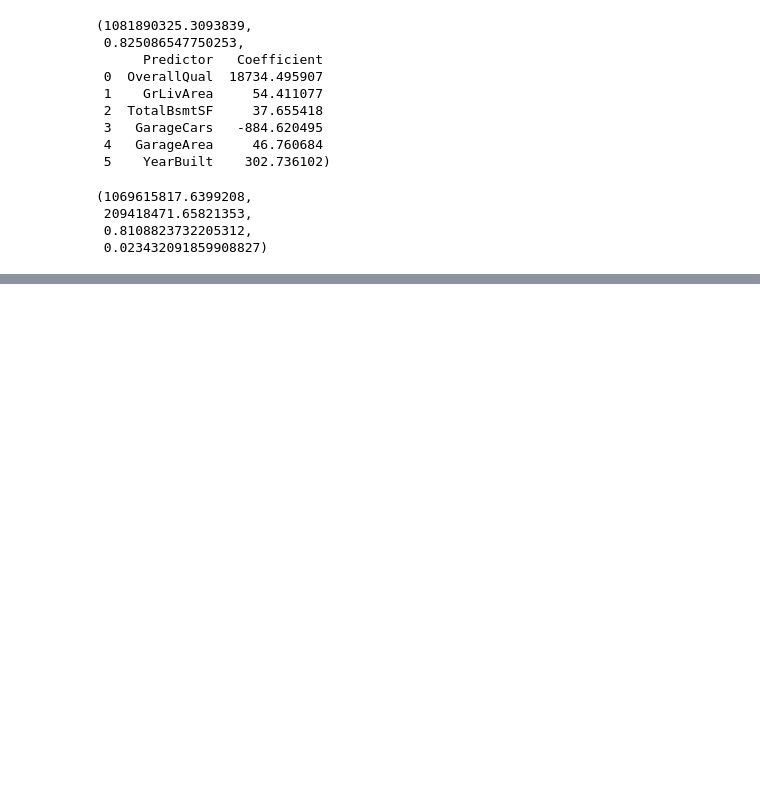
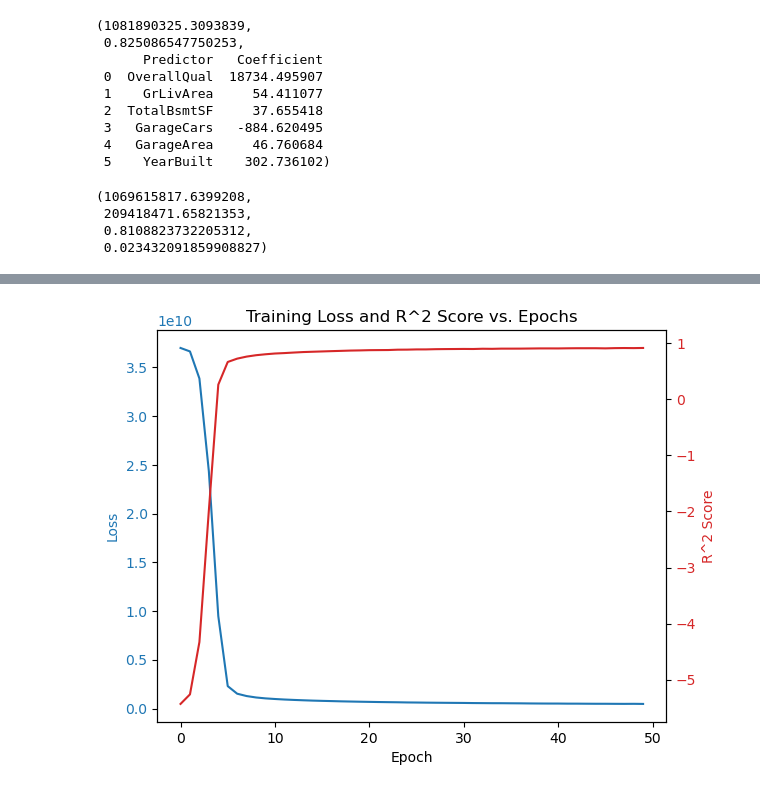
Before and after one commit to jackparsons93/Ames_Housing_ML, a Jupyter notebook: Ames.ipynb, the cells around one changed output, grey strips where cells are left out. Cells and saved outputs as stored; diff of their text form; code cells hidden in the pictures; blank space fills up the shorter version.

```diff
--- a/Ames.ipynb
+++ b/Ames.ipynb
@@ -156,0 +472,86 @@ std_r2 = np.std(r2_scores)
+# %%
+# Load the dataset
+data = pd.read_csv('Ames_HousePrice.csv')
+
+# Print the column names to check their existence
+print(data.columns)
+
+# Separate features and target
+X = data.drop(['SalePrice'], axis=1)
+y = data['SalePrice']
+
+# Remove columns if they exist
+drop_cols = ['Unnamed: 0', 'PID']
+X = X.loc[:, ~X.columns.isin(drop_cols)]
+
+# Identify categorical and numerical columns
+categorical_cols = X.select_dtypes(include=['object']).columns
+numerical_cols = X.select_dtypes(exclude=['object']).columns
+
+# Create preprocessing pipelines for both numeric and categorical data
+numerical_transformer = Pipeline(steps=[
+    ('imputer', SimpleImputer(strategy='median')),
+    ('scaler', StandardScaler())
+])
+
+categorical_transformer = Pipeline(steps=[
+    ('imputer', SimpleImputer(strategy='most_frequent')),
+    ('onehot', OneHotEncoder(handle_unknown='ignore'))
+])
+
+# Bundle preprocessing for numerical and categorical data
+preprocessor = ColumnTransformer(
+    transformers=[
+        ('num', numerical_transformer, numerical_cols),
+        ('cat', categorical_transformer, categorical_cols)
+    ])
+
+# Preprocess the data
+X_preprocessed = preprocessor.fit_transform(X)
+
+# Convert the preprocessed data to a dense format
+X_preprocessed = X_preprocessed.toarray()
+
+# Split the data into training and testing sets
+X_train, X_test, y_train, y_test = train_test_split(X_preprocessed, y, test_size=0.2, random_state=42)
+
+# Build the neural network model
+model = Sequential([
+    Dense(128, activation='relu', input_shape=(X_train.shape[1],)),
+    Dense(64, activation='relu'),
+    Dense(32, activation='relu'),
+    Dense(1)  # Output layer for regression
+])
+
+# Compile the model
+model.compile(optimizer='adam', loss='mse', metrics=['mae'])
+
+# Custom callback to calculate R^2 score
+class R2Callback(tf.keras.callbacks.Callback):
+    def on_epoch_end(self, epoch, logs=None):
+        y_pred = self.model.predict(X_test)
+        r2 = r2_score(y_test, y_pred)
+        r2_history.append(r2)
+
+r2_history = []
+
+# Train the model with the custom callback
+history = model.fit(X_train, y_train, validation_split=0.2, epochs=50, batch_size=32, callbacks=[R2Callback()])
+
+# Plot the training loss and R^2 scores over the epochs
+fig, ax1 = plt.subplots()
+
+ax1.set_xlabel('Epoch')
+ax1.set_ylabel('Loss', color='tab:blue')
+ax1.plot(history.history['loss'], label='Training Loss', color='tab:blue')
+ax1.tick_params(axis='y', labelcolor='tab:blue')
+
+ax2 = ax1.twinx()
+ax2.set_ylabel('R^2 Score', color='tab:red')
+ax2.plot(r2_history, label='R^2 Score', color='tab:red')
+ax2.tick_params(axis='y', labelcolor='tab:red')
+
+fig.tight_layout()
+plt.title('Training Loss and R^2 Score vs. Epochs')
+plt.show()
+# %% [output]
@@ -156,0 +575 @@ std_r2 = np.std(r2_scores)
+[figure, added]
```
Also changed, not shown: parts of 12 cells of this notebook.
